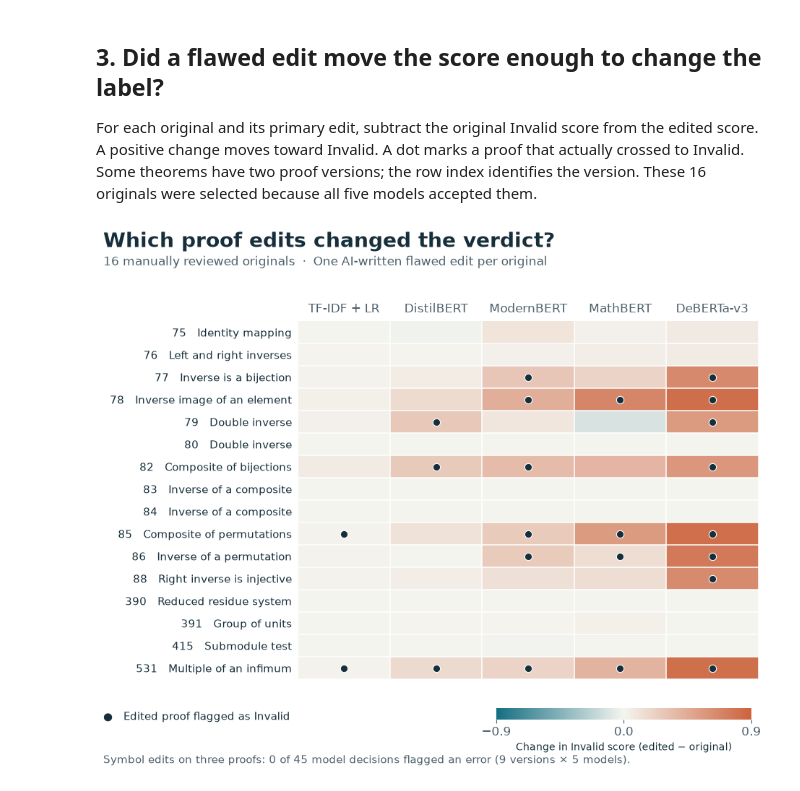
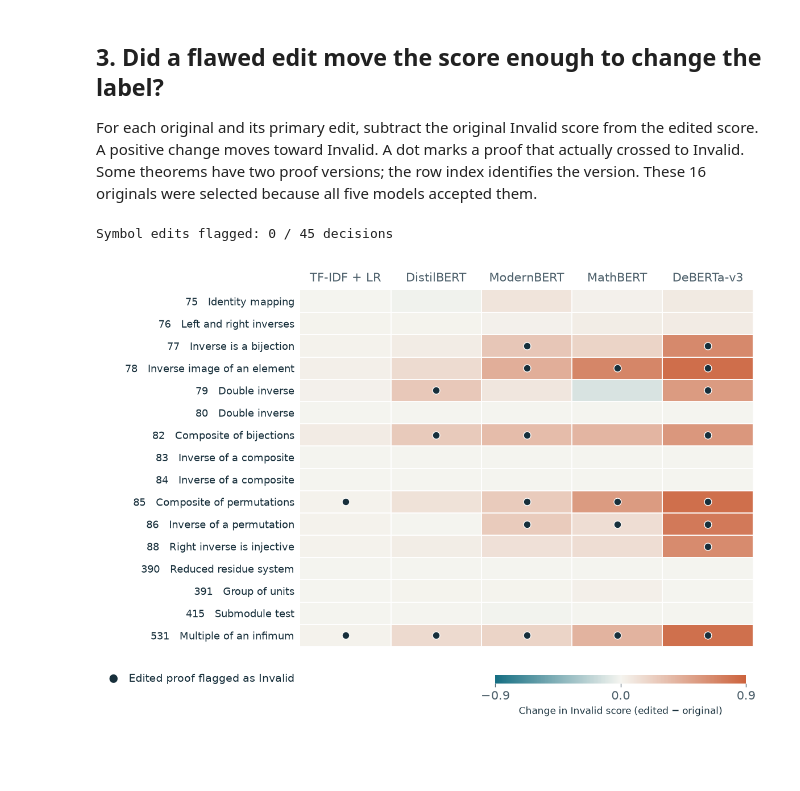
Before and after one commit to zhilianghu19/DSA495-proof-verification-classification, a Jupyter notebook: Notebooks/07_Model_Visualizations.ipynb, the cells around one changed output. Saved outputs shown, nothing was run; the diff lists cells and outputs as text; code cells hidden in the pictures; blank space fills up the shorter version.

```diff
--- a/Notebooks/07_Model_Visualizations.ipynb
+++ b/Notebooks/07_Model_Visualizations.ipynb
@@ -34,13 +34,9 @@ plt.rcParams.update({"font.family": "DejaVu Sans", "font.size": 12, "text.color"
                      "axes.spines.top": False, "axes.spines.right": False,
                      "axes.spines.left": False, "axes.edgecolor": grid, "pdf.fonttype": 42})
 
-def header(fig, title, subtitle):
-    fig.text(0.035, 0.96, title, fontsize=20, weight="bold", va="top")
-    fig.text(0.035, 0.875, subtitle, fontsize=12, color=muted, va="top")
-
-def export(fig, name):
+def export(fig, name, dpi=300):
     for extension in ("pdf", "png"):
-        fig.savefig(out / f"{name}.{extension}", dpi=300, facecolor="white", bbox_inches="tight", pad_inches=0.18)
+        fig.savefig(out / f"{name}.{extension}", dpi=dpi, facecolor="white", bbox_inches="tight", pad_inches=0.18)
     plt.show()
     plt.close(fig)
 # %% [markdown]
@@ -48,10 +44,8 @@ def export(fig, name):
 
 Each point is one labeled test proof. Horizontal position is its model score for Invalid. Vertical jitter separates points and has no statistical meaning. TF-IDF uses the Invalid column of `predict_proba`; the BERTs use the Invalid column after softmax. These are uncalibrated scores. The native predictions determine all counts, including exact ties.
 # %%
-fig, (ax, table) = plt.subplots(1, 2, figsize=(11.8, 5.4), gridspec_kw={"width_ratios": [3.25, 1.2]})
-fig.subplots_adjust(top=0.73, bottom=0.16, left=0.15, right=0.98, wspace=0.045)
-header(fig, "Where do the five models flag a proof?",
-       "Same 89 test proofs for every model  ·  75 labeled Valid and 14 labeled Invalid")
+fig, (ax, table) = plt.subplots(1, 2, figsize=(11.8, 4.5), gridspec_kw={"width_ratios": [3.25, 1.2]})
+fig.subplots_adjust(top=0.88, bottom=0.20, left=0.15, right=0.98, wspace=0.045)
 ax.axvspan(0.5, 1, color="#FCF4ED")
 ax.axvline(0.5, linestyle="--", color=ink, lw=1.2)
 ax.text(0.505, 1.02, "0.5 decision boundary", transform=ax.get_xaxis_transform(), color=muted, fontsize=10)
@@ -80,5 +74,5 @@ for x, title in zip([0.14, 0.50, 0.85], ["Errors\ncaught", "False\nalarms", "Mac
 handles = [Line2D([], [], color=c, marker=m, linestyle="none", label=s) for c, m, s in
            [(teal, "o", "Labeled Valid"), (rust, "D", "Labeled Invalid")]]
 fig.legend(handles=handles, loc="lower left", bbox_to_anchor=(0.035, -0.005), ncol=2, frameon=False, fontsize=11)
-export(fig, "01_test_score_strip_plot")
+export(fig, "01_test_score_strip_plot", dpi=1200)
 # %% [output]
@@ -88,10 +82,8 @@ export(fig, "01_test_score_strip_plot")
 
 The four BERTs always receive just the theorem and proof at test time. Lines connect the two fine-tuned versions of a model. The TF-IDF reason experiment used a reason at test time too, so this comparison uses the BERT experiments. The triangles show the separate zero-update baseline for Macro F1.
 # %%
-fig, axes = plt.subplots(1, 3, figsize=(12, 5.1), sharey=True)
-fig.subplots_adjust(top=0.67, bottom=0.20, left=0.14, right=0.97, wspace=0.25)
-header(fig, "Review reasons shift which proofs are accepted",
-       "Four BERT encoders  ·  Theorem and proof only at test time  ·  Same 89 proofs")
+fig, axes = plt.subplots(1, 3, figsize=(12, 3.9), sharey=True)
+fig.subplots_adjust(top=0.87, bottom=0.21, left=0.14, right=0.97, wspace=0.25)
 for i, model in enumerate(models[1:]):
     saved = pd.read_csv(results / model / "predictions.csv").query("split == 'test'")
     endpoints = []
@@ -120,7 +112,6 @@ for ax, title, limit, ticks in zip(axes, ["Valid correctly accepted", "Invalid c
 fig.legend(handles=[Line2D([], [], marker=marker, markerfacecolor=color, markeredgecolor=edge, ls="none", label=label)
                     for marker, color, edge, label in [("o","white",ink,"Fine-tuned without reasons"),
                     ("s",purple,purple,"Fine-tuned with reasons"),("^",muted,muted,"Before fine-tuning (Macro F1)")]],
-           loc="lower left", bbox_to_anchor=(.035, .055), ncol=3, frameon=False, fontsize=11)
-fig.text(.035, .025, "The same theorem and proof tokens were retained in both training conditions.", fontsize=11, color=muted)
-export(fig, "02_review_reason_dumbbell_plot")
+           loc="lower left", bbox_to_anchor=(.035, .008), ncol=3, frameon=False, fontsize=11)
+export(fig, "02_review_reason_dumbbell_plot", dpi=1200)
 # %% [output]
@@ -136,41 +127,38 @@ delta = (edited.pivot(index="clean_row_index", columns="model", values="invalid_
 caught = edited.pivot(index="clean_row_index", columns="model", values="predicted").loc[delta.index, models].eq("Invalid")
 assert len(delta) == 16 and challenge[challenge.variant_id.str.endswith("-original")].predicted.eq("Valid").all()
 titles = {75:"Identity mapping", 76:"Left and right inverses", 77:"Inverse is a bijection",
           78:"Inverse image of an element", 79:"Double inverse", 80:"Double inverse", 82:"Composite of bijections",
           83:"Inverse of a composite", 84:"Inverse of a composite", 85:"Composite of permutations",
           86:"Inverse of a permutation", 88:"Right inverse is injective", 390:"Reduced residue system",
           391:"Group of units", 415:"Submodule test", 531:"Multiple of an infimum"}
-fig, ax = plt.subplots(figsize=(9.8, 8.0))
-fig.subplots_adjust(top=.81, bottom=.19, left=.31, right=.96)
-fig.text(.035, .965, "Which proof edits changed the verdict?", fontsize=20, weight="bold", va="top")
-fig.text(.035, .907, "16 manually reviewed originals  ·  One AI-written flawed edit per original", fontsize=12, color=muted)
+fig, ax = plt.subplots(figsize=(9.8, 6.6))
+fig.subplots_adjust(top=.92, bottom=.16, left=.31, right=.96)
 cmap = LinearSegmentedColormap.from_list("score_change", ["#166F83", "#F5F5F0", "#CC633D"])
 bound = max(0.1, np.ceil(delta.abs().to_numpy().max()*10)/10)
 im = ax.imshow(delta, cmap=cmap, norm=TwoSlopeNorm(0, -bound, bound), aspect="auto")
 ys, xs = np.where(caught)
 ax.scatter(xs, ys, color=ink, edgecolors="white", linewidths=.8, s=55)
 ax.set_xticks(range(5), labels=names)
 ax.xaxis.tick_top()
 ax.set_yticks(range(len(delta)), labels=[f"{i}   {titles[i]}" for i in delta.index], fontsize=10.5)
 ax.tick_params(axis="both", length=0, pad=6)
 ax.set_xticks(np.arange(.5, 5), minor=True)
 ax.set_yticks(np.arange(.5, len(delta)), minor=True)
 ax.grid(which="minor", color="white", linewidth=1.1)
 ax.tick_params(which="minor", length=0)
 for spine in ax.spines.values():
     spine.set_visible(False)
-fig.text(.035, .12, "●   Edited proof flagged as Invalid", fontsize=11)
-cax = fig.add_axes([.59, .121, .36, .019])
+fig.text(.035, .085, "●   Edited proof flagged as Invalid", fontsize=11)
+cax = fig.add_axes([.59, .081, .36, .019])
 bar = fig.colorbar(im, cax=cax, orientation="horizontal", ticks=[-bound, 0, bound])
 bar.set_label("Change in Invalid score (edited − original)", fontsize=10)
 bar.outline.set_visible(False)
 symbols = ["84-primary","84-symbol-2","84-symbol-3","390-primary","390-symbol-2","390-symbol-3",
            "531-symbol-1","531-symbol-2","531-symbol-3"]
 symbol_preds = challenge[challenge.variant_id.isin(symbols)]
 assert len(symbol_preds) == 45
-n_flagged = symbol_preds.predicted.eq("Invalid").sum()
-fig.text(.035, .045, f"Symbol edits on three proofs: {n_flagged} of 45 model decisions flagged an error (9 versions × 5 models).",
-         fontsize=11, color=muted)
-export(fig, "03_proof_edit_score_change_heatmap")
+print(f"Symbol edits flagged: {symbol_preds.predicted.eq('Invalid').sum()} / {len(symbol_preds)} decisions")
+export(fig, "03_proof_edit_score_change_heatmap", dpi=1200)
 # %% [output]
+Symbol edits flagged: 0 / 45 decisions
-[figure, old version]
+[figure, new version]
```
Also changed, not shown: parts of 23 cells of this notebook, 27 other files.
